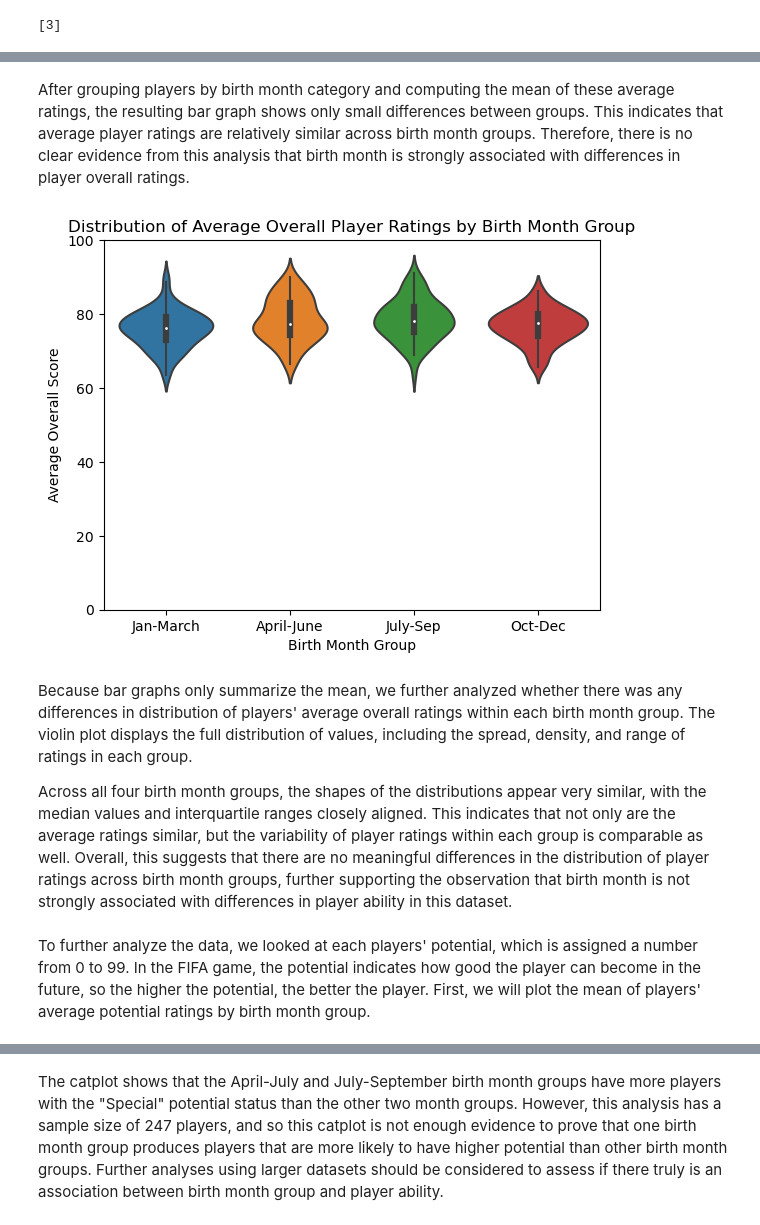
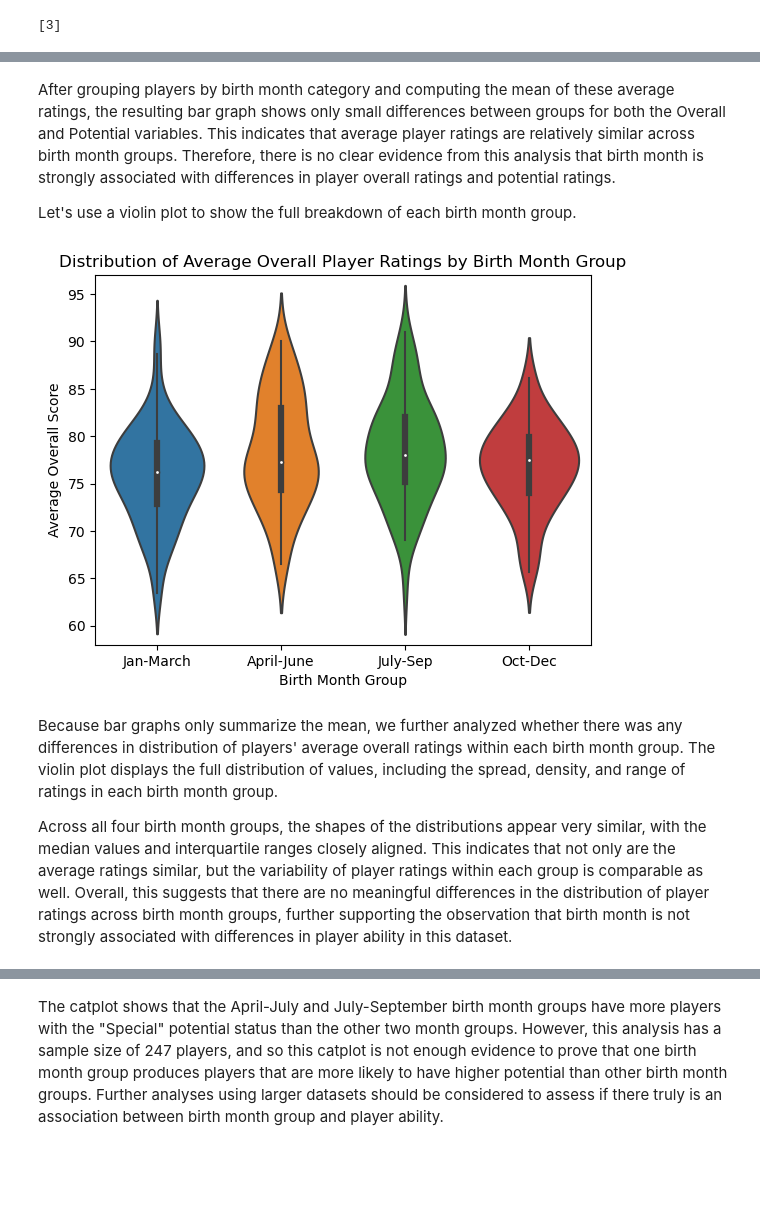
Before and after one commit to michael-hu732/datasci151spring2026, a Jupyter notebook: _final_project/Group_proj 2.0.ipynb, the cells around one changed output, grey strips where cells are left out. Cells and saved outputs as stored; diff of their text form; code cells hidden in the pictures; blank space fills up the shorter version.

Commit message:
Edit Group project

```diff
--- a/_final_project/Group_proj 2.0.ipynb
+++ b/_final_project/Group_proj 2.0.ipynb
@@ -162,19 +158,19 @@ plt.show()
 # %% [markdown]
-After grouping players by birth month category and computing the mean of these average ratings, the resulting bar graph shows only small differences between groups. This indicates that average player ratings are relatively similar across birth month groups. Therefore, there is no clear evidence from this analysis that birth month is strongly associated with differences in player overall ratings.
+After grouping players by birth month category and computing the mean of these average ratings, the resulting bar graph shows only small differences between groups for both the Overall and Potential variables. This indicates that average player ratings are relatively similar across birth month groups. Therefore, there is no clear evidence from this analysis that birth month is strongly associated with differences in player overall ratings and potential ratings.
+
+Let's use a violin plot to show the full breakdown of each birth month group.
 # %%
 #Violin plot of each birthday month group's average overall score
 sns.violinplot(x = "month_group", y = "avg_overall", data = df_final)
 plt.title("Distribution of Average Overall Player Ratings by Birth Month Group")
 plt.xlabel("Birth Month Group")
 plt.ylabel("Average Overall Score")
-plt.ylim(0, 100)
+plt.ylim(58, 97)
 plt.xticks(ticks = [0,1,2,3], labels = ["Jan-March", "April-June", "July-Sep", "Oct-Dec"])
 plt.show()
 # %% [output]
-[figure, old version]
+[figure, new version]
 # %% [markdown]
-Because bar graphs only summarize the mean, we further analyzed whether there was any differences in distribution of players' average overall ratings within each birth month group. The violin plot displays the full distribution of values, including the spread, density, and range of ratings in each group.
+Because bar graphs only summarize the mean, we further analyzed whether there was any differences in distribution of players' average overall ratings within each birth month group. The violin plot displays the full distribution of values, including the spread, density, and range of ratings in each birth month group.
 
 Across all four birth month groups, the shapes of the distributions appear very similar, with the median values and interquartile ranges closely aligned. This indicates that not only are the average ratings similar, but the variability of player ratings within each group is comparable as well. Overall, this suggests that there are no meaningful differences in the distribution of player ratings across birth month groups, further supporting the observation that birth month is not strongly associated with differences in player ability in this dataset.
-# %% [markdown]
-To further analyze the data, we looked at each players' potential, which is assigned a number from 0 to 99. In the FIFA game, the potential indicates how good the player can become in the future, so the higher the potential, the better the player. First, we will plot the mean of players' average potential ratings by birth month group.
```
Also changed, not shown: parts of 7 cells of this notebook.
